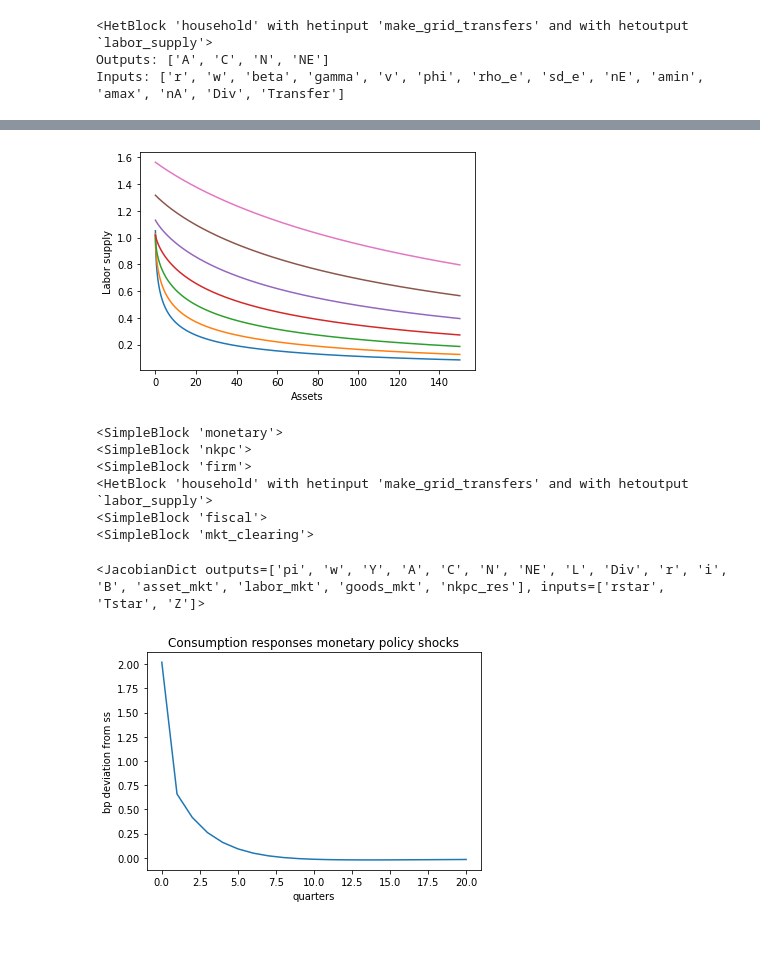
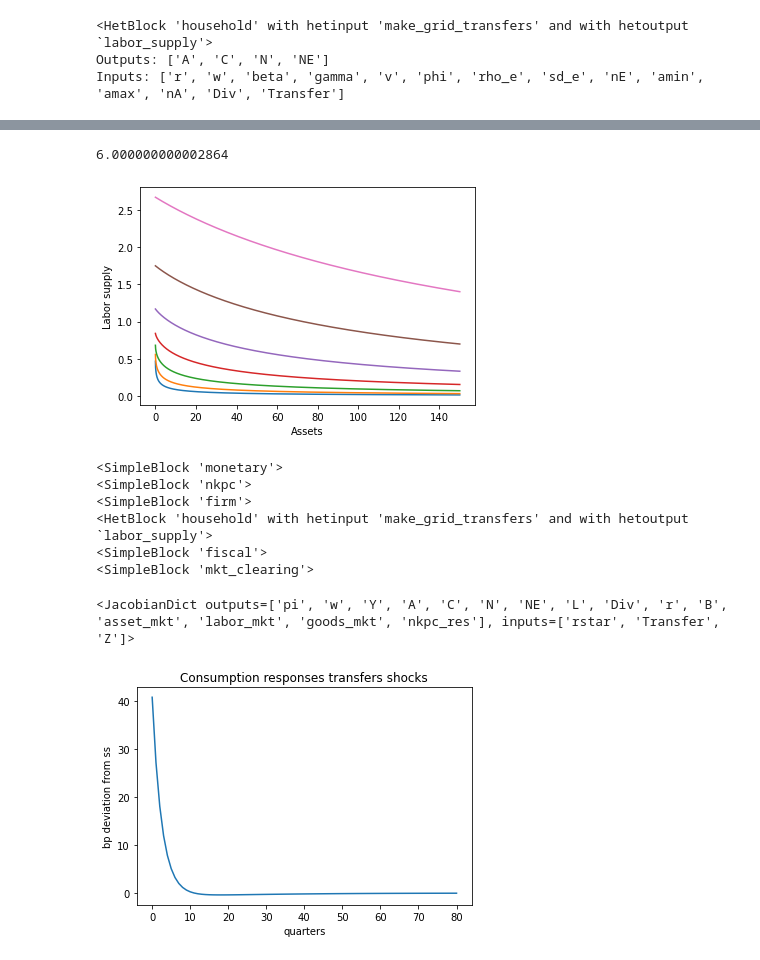
Before and after one commit to danmrc/sequence-jacobian, a Jupyter notebook: notebooks/Exogenous Transfer!.ipynb, the cells around one changed output, grey strips where cells are left out. Saved outputs shown, nothing was run; the diff lists cells and outputs as text; code cells hidden in the pictures.

```diff
--- a/notebooks/Exogenous Transfer!.ipynb
+++ b/notebooks/Exogenous Transfer!.ipynb
@@ -219,9 +219,9 @@ def make_grid(rho_e, sd_e, nE, amin, amax, nA):
 
 def transfers(pi_e, Div, Transfer, e_grid):
     # hardwired incidence rules are proportional to skill; scale does not matter
-    tax_rule, div_rule = np.ones(e_grid.size), e_grid
+    tax_rule, div_rule = np.ones(e_grid.size), e_grid #np.ones(e_grid.size)
     div = Div / np.sum(pi_e * div_rule) * div_rule
-    transfer =  Transfer / np.sum(pi_e * tax_rule) * tax_rule
+    transfer =  (Transfer) / np.sum(pi_e * tax_rule) * tax_rule
     T = div + transfer
     return T
 
@@ -257,13 +257,13 @@ def firm(Y, w, Z, pi, mu, kappa):
 @simple
 def monetary(pi, rstar, phi_pi):
     i = (rstar(-1))
-    r =  (1+i) / (1 + pi) - 1
-    return r,i
+    r =  (1+i  + phi_pi * pi(-1)) / (1 + pi) - 1
+    return r
 
 
 @simple
-def fiscal(r,Transfer, Tstar,A):
-    B = (1+r)*A(-1) + Transfer + Tstar #can't reference B(-1) because it is being defined here. No problem, since A = B (??)
+def fiscal(r,Transfer,A):
+    B = (1+r)*A(-1) + Transfer #can't reference B(-1) because it is being defined here. No problem, since A = B (??)
     return B
 
 
@@ -294,7 +294,7 @@ Outputs: ['A', 'C', 'N', 'NE', 'L', 'Div', 'r', 'i', 'B', 'w', 'asset_mkt', 'lab
 # %%
-calibration = {'gamma': 1, 'v': 1, 'rho_e': 0.966, 'sd_e': 0.5, 'nE': 7,
+calibration = {'gamma': 1/2, 'v':1/2, 'rho_e': 0.966, 'sd_e': 0.5, 'nE': 7,
                'amin': 0, 'amax': 150, 'nA': 500, 'Y': 1.0, 'Z': 1.0, 'pi': 0.0,
-               'mu': 1.2, 'kappa': 0.1, 'rstar': 0.005, 'phi_pi': 1.5,'Transfer':-0.03, 'Tstar': 0}
+               'mu': 1.2, 'kappa': 0.1, 'rstar': 0.005, 'phi_pi': 0,'Transfer':-0.03}
 
 unknowns_ss = {'beta': 0.986, 'phi': 0.8}
 targets_ss = {'asset_mkt': 0, 'labor_mkt': 0}
@@ -311,9 +311,13 @@ Goods market clearing (untargeted): -4.17e-09
+# %%
+ss0['B']
+# %% [output]
+6.000000000002864
 # %%
 plt.plot(ss0.internals['household']['a_grid'], ss0.internals['household']['n'].T)
 plt.xlabel('Assets'), plt.ylabel('Labor supply')
 plt.show()
 # %% [output]
-[figure, old version]
+[figure, new version]
 # %%
 @simple
 def nkpc(pi, w, Z, Y, r, mu, kappa):
@@ -340,7 +344,7 @@ for k in ss0.keys():
     assert np.all(np.isclose(ss[k], ss0[k]))
 # %%
 T = 300
-exogenous = ['rstar','Tstar', 'Z']
+exogenous = ['rstar','Transfer', 'Z']
 unknowns = ['pi', 'w', 'Y']
 targets = ['nkpc_res', 'asset_mkt', 'labor_mkt']
 
@@ -349,18 +353,18 @@ G = hank.solve_jacobian(ss, unknowns, targets, exogenous, T=T)
 
 print(G)
 # %% [output]
-<JacobianDict outputs=['pi', 'w', 'Y', 'A', 'C', 'N', 'NE', 'L', 'Div', 'r', 'i', 'B', 'asset_mkt', 'labor_mkt', 'goods_mkt', 'nkpc_res'], inputs=['rstar', 'Tstar', 'Z']>
+<JacobianDict outputs=['pi', 'w', 'Y', 'A', 'C', 'N', 'NE', 'L', 'Div', 'r', 'B', 'asset_mkt', 'labor_mkt', 'goods_mkt', 'nkpc_res'], inputs=['rstar', 'Transfer', 'Z']>
 # %%
-rhos = np.array([0])
+rhos = np.array([0.95])
 
-dtstar = 0.0162 * rhos ** (np.arange(T)[:, np.newaxis])
-dpi = (G['C']['Tstar']) @ dtstar
+dtstar = 0.001 * rhos ** (np.arange(T)[:, np.newaxis])
+dpi = (G['C']['Transfer']) @ dtstar
 
-plt.plot(1000*dpi[:21])
-plt.title(r'Consumption responses monetary policy shocks')
+plt.plot(10000*dpi[:81])
+plt.title(r'Consumption responses transfers shocks')
 plt.xlabel('quarters')
 plt.ylabel('bp deviation from ss')
 plt.show()
 # %% [output]
-[figure, old version]
+[figure, new version]
 # %%
```
Also changed, not shown: parts of 17 cells of this notebook, 4 other files.
